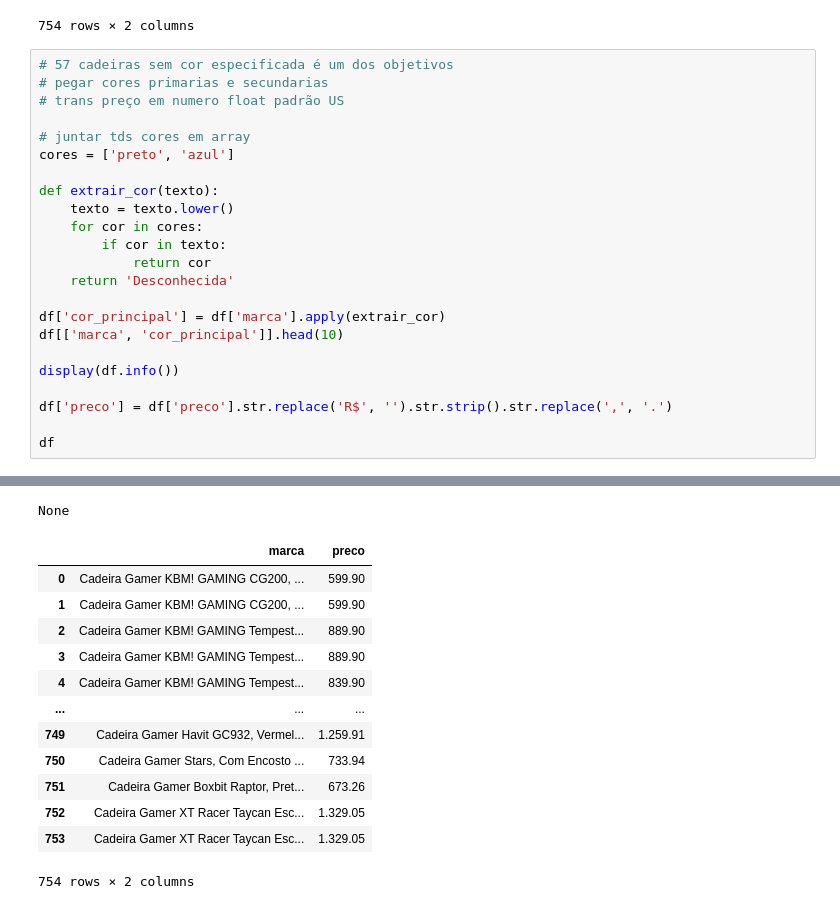
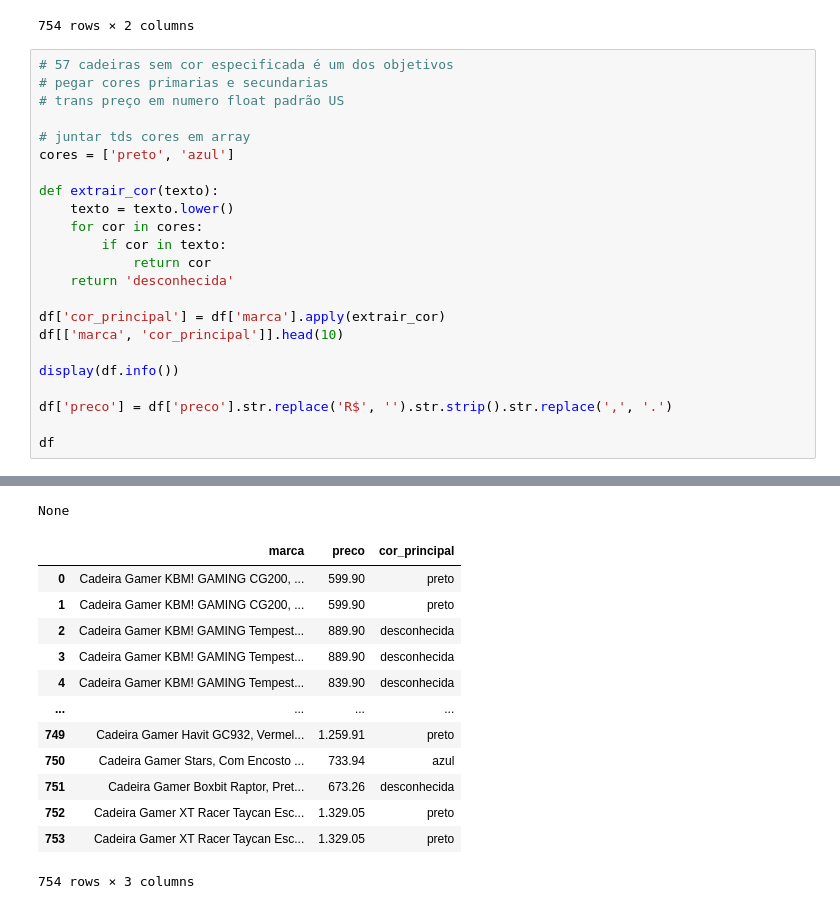
Before and after one commit to IIIgorMoura/web_scraping_dinamico, a Jupyter notebook: cadeiras/cadeiras_tratamento.ipynb, the cells around one changed output, grey strips where cells are left out. Saved outputs shown, nothing was run; the diff lists cells and outputs as text.

```diff
--- a/cadeiras/cadeiras_tratamento.ipynb
+++ b/cadeiras/cadeiras_tratamento.ipynb
@@ -32,7 +32,7 @@ def extrair_cor(texto):
     for cor in cores:
         if cor in texto:
             return cor
-    return 'Desconhecida'
+    return 'desconhecida'
 
 df['cor_principal'] = df['marca'].apply(extrair_cor)
 df[['marca', 'cor_principal']].head(10)
@@ -55,14 +56,14 @@ memory usage: 11.9+ KB
 None
-|  | marca | preco |
-| 0 | Cadeira Gamer KBM! GAMING CG200, ... | 599.90 |
-| 1 | Cadeira Gamer KBM! GAMING CG200, ... | 599.90 |
-| 2 | Cadeira Gamer KBM! GAMING Tempest... | 889.90 |
-| 3 | Cadeira Gamer KBM! GAMING Tempest... | 889.90 |
-| 4 | Cadeira Gamer KBM! GAMING Tempest... | 839.90 |
-| ... | ... | ... |
-| 749 | Cadeira Gamer Havit GC932, Vermel... | 1.259.91 |
-| 750 | Cadeira Gamer Stars, Com Encosto ... | 733.94 |
-| 751 | Cadeira Gamer Boxbit Raptor, Pret... | 673.26 |
-| 752 | Cadeira Gamer XT Racer Taycan Esc... | 1.329.05 |
-| 753 | Cadeira Gamer XT Racer Taycan Esc... | 1.329.05 |
+|  | marca | preco | cor_principal |
+| 0 | Cadeira Gamer KBM! GAMING CG200, ... | 599.90 | preto |
+| 1 | Cadeira Gamer KBM! GAMING CG200, ... | 599.90 | preto |
+| 2 | Cadeira Gamer KBM! GAMING Tempest... | 889.90 | desconhecida |
+| 3 | Cadeira Gamer KBM! GAMING Tempest... | 889.90 | desconhecida |
+| 4 | Cadeira Gamer KBM! GAMING Tempest... | 839.90 | desconhecida |
+| ... | ... | ... | ... |
+| 749 | Cadeira Gamer Havit GC932, Vermel... | 1.259.91 | preto |
+| 750 | Cadeira Gamer Stars, Com Encosto ... | 733.94 | azul |
+| 751 | Cadeira Gamer Boxbit Raptor, Pret... | 673.26 | desconhecida |
+| 752 | Cadeira Gamer XT Racer Taycan Esc... | 1.329.05 | preto |
+| 753 | Cadeira Gamer XT Racer Taycan Esc... | 1.329.05 | preto |
-754 rows × 2 columns
+754 rows × 3 columns
```
Also changed, not shown: parts of 1 cell of this notebook, 1 other file.
